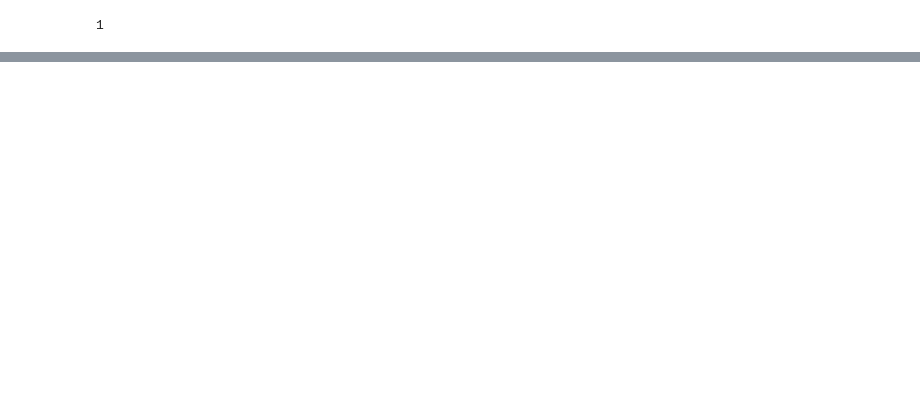
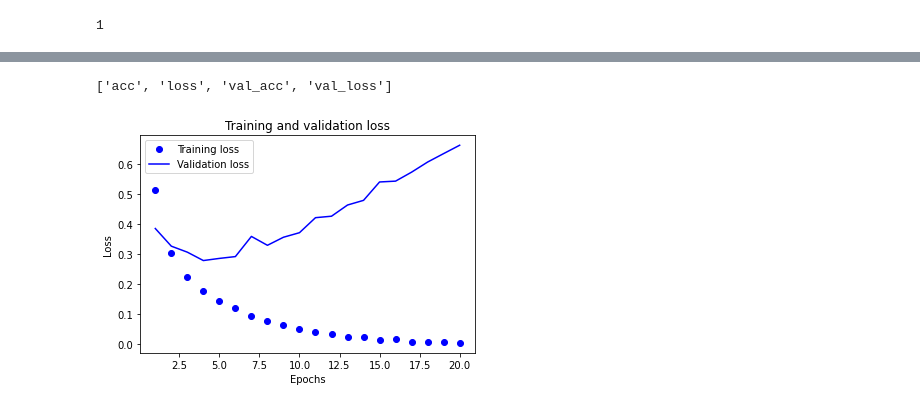
Before and after one commit to lovellbrian/ELEC4630, a Jupyter notebook: IMDB.ipynb, the cells around one changed output, grey strips where cells are left out. Saved outputs shown, nothing was run; the diff lists cells and outputs as text; code cells hidden in the pictures; blank space fills up the shorter version.

```diff
--- a/IMDB.ipynb
+++ b/IMDB.ipynb
@@ -34,0 +184,21 @@ train_labels[0]
+# %%
+from keras import losses
+from keras import metrics
+model.compile(optimizer=optimizers.RMSprop(learning_rate=0.001),
+loss=losses.binary_crossentropy,
+metrics=[metrics.binary_accuracy])
+# %%
+x_val = x_train[:10000]
+partial_x_train = x_train[10000:]
+# %%
+y_val = y_train[:10000]
+partial_y_train = y_train[10000:]
+# %%
+model.compile(optimizer='rmsprop',
+loss='binary_crossentropy',
+metrics=['acc'])
+history = model.fit(partial_x_train,
+partial_y_train,
+epochs=20,
+batch_size=512,
+validation_data=(x_val, y_val))
@@ -34,0 +223,22 @@ train_labels[0]
+# %%
+>>> history_dict = history.history
+>>> history_dict.keys()
+[u'acc', u'loss', u'val_acc', u'val_loss']
+# %% [output]
+['acc', 'loss', 'val_acc', 'val_loss']
+# %%
+import matplotlib.pyplot as plt
+history_dict = history.history
+loss_values = history_dict['loss']
+val_loss_values = history_dict['val_loss']
+acc = history_dict['acc']
+epochs = range(1, len(acc) + 1)
+plt.plot(epochs, loss_values, 'bo', label='Training loss')
+plt.plot(epochs, val_loss_values, 'b', label='Validation loss')
+plt.title('Training and validation loss')
+plt.xlabel('Epochs')
+plt.ylabel('Loss')
+plt.legend()
+plt.show()
+# %% [output]
+[figure, added]
```
Also changed, not shown: parts of 26 cells of this notebook.
